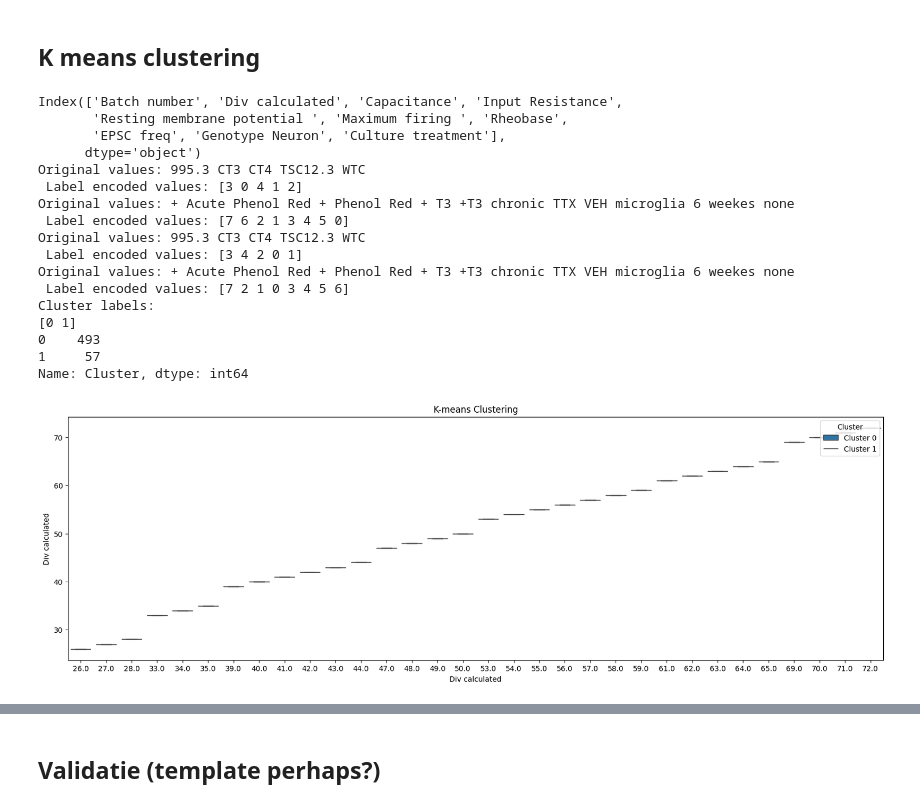
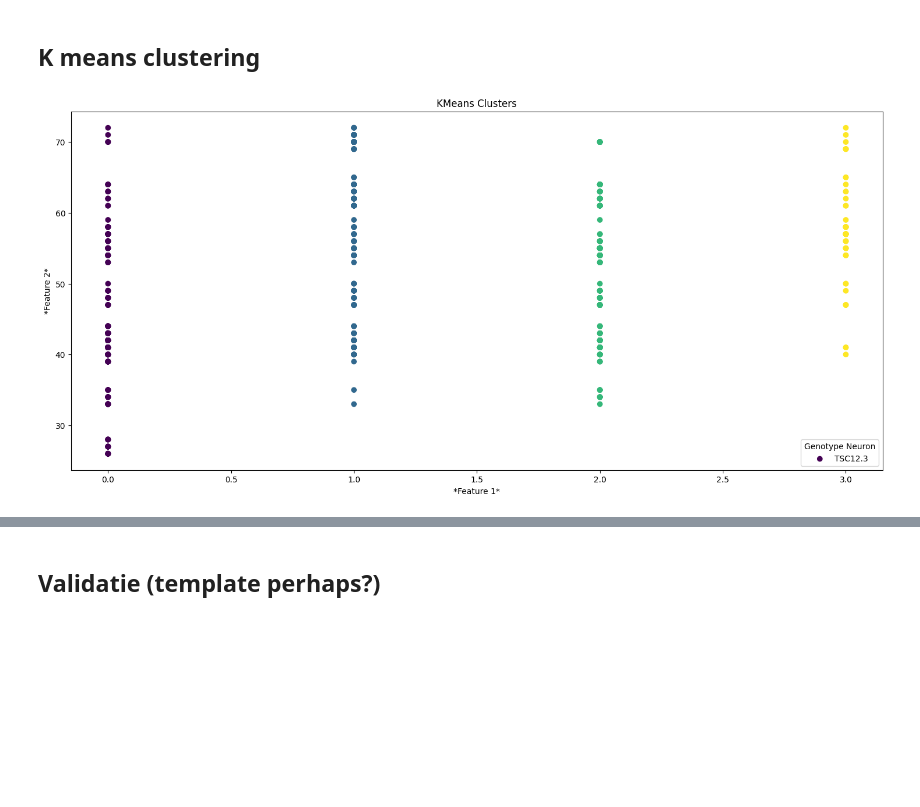
Before and after one commit to wesleysSon/Bpsysio-Ephys, a Jupyter notebook: Ephys workflow WEsley.ipynb, the cells around one changed output, grey strips where cells are left out. Cells and saved outputs as stored; diff of their text form; code cells hidden in the pictures; blank space fills up the shorter version.

```diff
--- a/Ephys workflow WEsley.ipynb
+++ b/Ephys workflow WEsley.ipynb
@@ -67,7 +63,7 @@ Load data from an Excel file and extract specific features.
 print("Loading data...")
 data = pd.read_excel("data/01. Master_Latest data_Control clones_LP.xlsx", engine='openpyxl')
 #data_extracted_features = pd.read_excel("data/01. Master_Latest data_Control clones_LP.xlsx", usecols=['Batch number', 'Genotype Neuron', 'Div calculated', 'Culture treatment', 'Capacitance', 'Input Resistance', 'Resting membrane potential ', 'Maximum firing ', 'Calculated input resistance', 'Rheobase', 'EPSC freq'])
-data_extracted_features = pd.read_excel("data/01. Master_Latest data_Control clones_LP.xlsx", usecols=['Batch number', 'Genotype Neuron', 'Div calculated', 'Culture treatment', 'Capacitance', 'Input Resistance', 'Resting membrane potential ', 'Maximum firing ', 'Rheobase', 'EPSC freq'])
+data_extracted_features = pd.read_excel("data/01. Master_Latest data_Control clones_LP.xlsx", usecols=['Batch number', 'Genotype Neuron', 'Div calculated', 'Culture treatment', 'Cultured by', 'Capacitance', 'Input Resistance', 'Resting membrane potential ', 'Maximum firing ', 'Rheobase', 'EPSC freq'])
 
 print("\n")
 print(data_extracted_features)
@@ -451,48 +450,89 @@ Plotting Maximum firing ...
 
 # data_extracted_features_imputed_kmeans_labeled['Genotype Neuron'] = label_encoder.fit_transform(data_extracted_features_imputed_kmeans_labeled['Genotype Neuron'].astype(str))
 # print(f"Original values: {' '.join(label_encoder.classes_)}\n Label encoded values: {data_extracted_features_imputed_kmeans_labeled['Genotype Neuron'].unique()}")
 # data_extracted_features_imputed_kmeans_labeled['Culture treatment'] = label_encoder.fit_transform(data_extracted_features_imputed_kmeans_labeled['Culture treatment'])
 # print(f"Original values: {' '.join(label_encoder.classes_)}\n Label encoded values: {data_extracted_features_imputed_kmeans_labeled['Culture treatment'].unique()}")
 
 # kmeans = KMeans(n_clusters=2, random_state=0)
 
 # # Fit the KMeans model to the data
 # kmeans.fit(X_train)
 
 # cluster_labels = kmeans.labels_
 # print(f"Cluster labels: \n{np.unique(cluster_labels)}")
 
 # # Add the cluster labels to your DataFrame
 # X_train['Cluster'] = cluster_labels
 # #print(data_extracted_features_imputed_kmeans_labeled['Cluster'])
 
 # # Print the counts of samples in each cluster
 # print(X_train['Cluster'].value_counts())
 
 
 # plt.figure(figsize=(20, 6))
 # sns.boxplot(data= data_extracted_features_imputed_kmeans_labeled, x=X_train["Div calculated"], y= data_extracted_features_imputed_kmeans_labeled["Div calculated"])
 # plt.xlabel('Div calculated')
 # plt.ylabel('Div calculated')
 # plt.title('K-means Clustering')
 # plt.legend(labels=['Cluster 0', 'Cluster 1'], loc='upper right', title='Cluster')
 # plt.show()
+
+from sklearn.preprocessing import LabelEncoder
+from sklearn.cluster import KMeans
+from sklearn.preprocessing import StandardScaler
+import umap.umap_ as umap
+
+data_extracted_features_imputed_kmeans_labeled = data_extracted_features_imputed.copy()
+
+# data_extracted_features_imputed_kmeans_labeled_features = data_extracted_features_imputed_kmeans_labeled.drop(columns=['Div calculated'])
+# div_column = data_extracted_features_imputed_kmeans_labeled['Div calculated']
+
+# label_encoder = LabelEncoder()
+# data_extracted_features_imputed_kmeans_labeled['Genotype Neuron'] = label_encoder.fit_transform(data_extracted_features_imputed_kmeans_labeled['Genotype Neuron'].astype(str))
+# genotype_dict = dict(zip(label_encoder.classes_, label_encoder.transform(label_encoder.classes_)))
+# print(f"Original values: {' '.join(label_encoder.classes_)}\n Label encoded values: {data_extracted_features_imputed_kmeans_labeled['Genotype Neuron'].unique()}")
+# data_extracted_features_imputed_kmeans_labeled['Culture treatment'] = label_encoder.fit_transform(data_extracted_features_imputed_kmeans_labeled['Culture treatment'])
+# culture_dict = dict(zip(label_encoder.classes_, label_encoder.transform(label_encoder.classes_)))
+# print(f"Original values: {' '.join(label_encoder.classes_)}\n Label encoded values: {data_extracted_features_imputed_kmeans_labeled['Culture treatment'].unique()}")
+
+data_extracted_features_imputed_kmeans_labeled_features_numeric = data_extracted_features_imputed_kmeans_labeled.select_dtypes(include=['float64', 'int64'])
+
+# print(data_extracted_features_imputed_kmeans_labeled_features_numeric)
+# print(genotype_dict)
+# print(culture_dict)
+
+#print(data_extracted_features_imputed_kmeans_labeled)
+
+scaler = StandardScaler()
+scaled_features = scaler.fit_transform(data_extracted_features_imputed_kmeans_labeled_features_numeric)
+
+kmeans = KMeans(n_clusters=4, random_state=0)
+kmeans.fit(scaled_features)
+
+clusters = kmeans.predict(scaled_features)
+
+data_extracted_features_imputed_kmeans_labeled['cluster'] = clusters
+
+plt.figure(figsize=(18, 8))
+plt.scatter(data_extracted_features_imputed_kmeans_labeled['cluster'], data_extracted_features_imputed_kmeans_labeled['Div calculated'], c=data_extracted_features_imputed_kmeans_labeled['cluster'], cmap='viridis')
+
+# plt.gca().add_artist(legend1)
+
+plt.title('KMeans Clusters')
+plt.xlabel('*Feature 1*')
+plt.ylabel('*Feature 2*')
+plt.legend(title='Genotype Neuron', loc='best', labels=data_extracted_features_imputed_kmeans_labeled['Genotype Neuron'])
+plt.show()
+
+# print(data_extracted_features_imputed_kmeans_labeled[['Div calculated', 'cluster']].groupby('cluster').mean())
+
+# plt.figure(figsize=(20, 6))
+# # sns.boxplot(data=data_extracted_features_imputed_kmeans_labeled, x=data_extracted_features_imputed_kmeans_labeled['Div calculated'], y=data_extracted_features_imputed_kmeans_labeled['Capacitance'])
+# sns.scatterplot(data=data_extracted_features_imputed_kmeans_labeled["cluster"])
+# plt.xlabel('Feature 1')
+# plt.ylabel('Feature 2')
+# plt.title('K-Means Clustering')
+# plt.legend(labels=['Cluster 0', 'Cluster 1'], loc='upper right', title='Cluster')
+# plt.show()
 # %% [output]
-Index(['Batch number', 'Div calculated', 'Capacitance', 'Input Resistance',
-       'Resting membrane potential ', 'Maximum firing ', 'Rheobase',
-       'EPSC freq', 'Genotype Neuron', 'Culture treatment'],
-      dtype='object')
-Original values: 995.3 CT3 CT4 TSC12.3 WTC
- Label encoded values: [3 0 4 1 2]
-Original values: + Acute Phenol Red + Phenol Red + T3 +T3 chronic TTX VEH microglia 6 weekes none
- Label encoded values: [7 6 2 1 3 4 5 0]
-Original values: 995.3 CT3 CT4 TSC12.3 WTC
- Label encoded values: [3 4 2 0 1]
-Original values: + Acute Phenol Red + Phenol Red + T3 +T3 chronic TTX VEH microglia 6 weekes none
- Label encoded values: [7 2 1 0 3 4 5 6]
-Cluster labels:
-[0 1]
-0    493
-1     57
-Name: Cluster, dtype: int64
-[figure, old version]
+[figure, new version]
```
Also changed, not shown: parts of 12 cells of this notebook.
